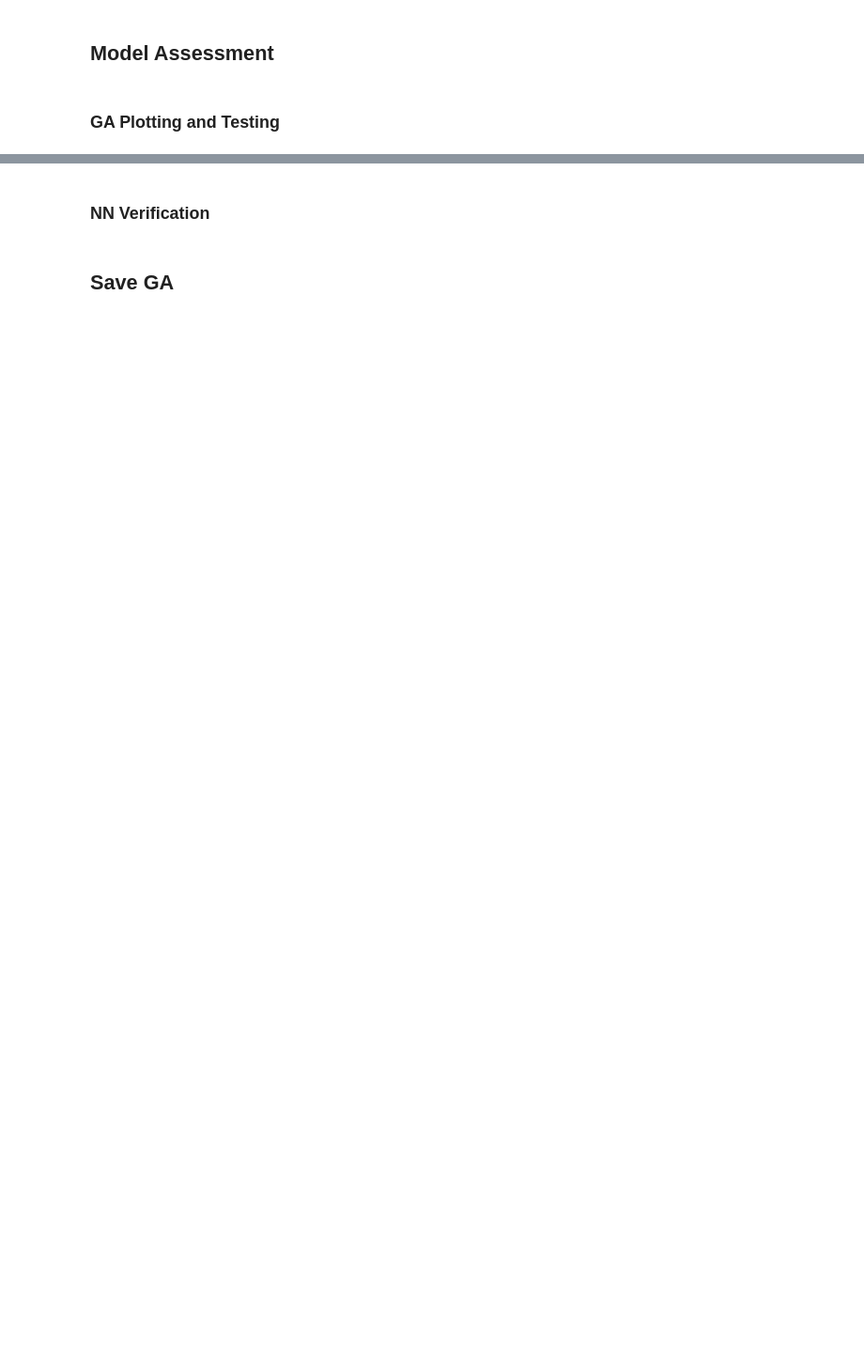
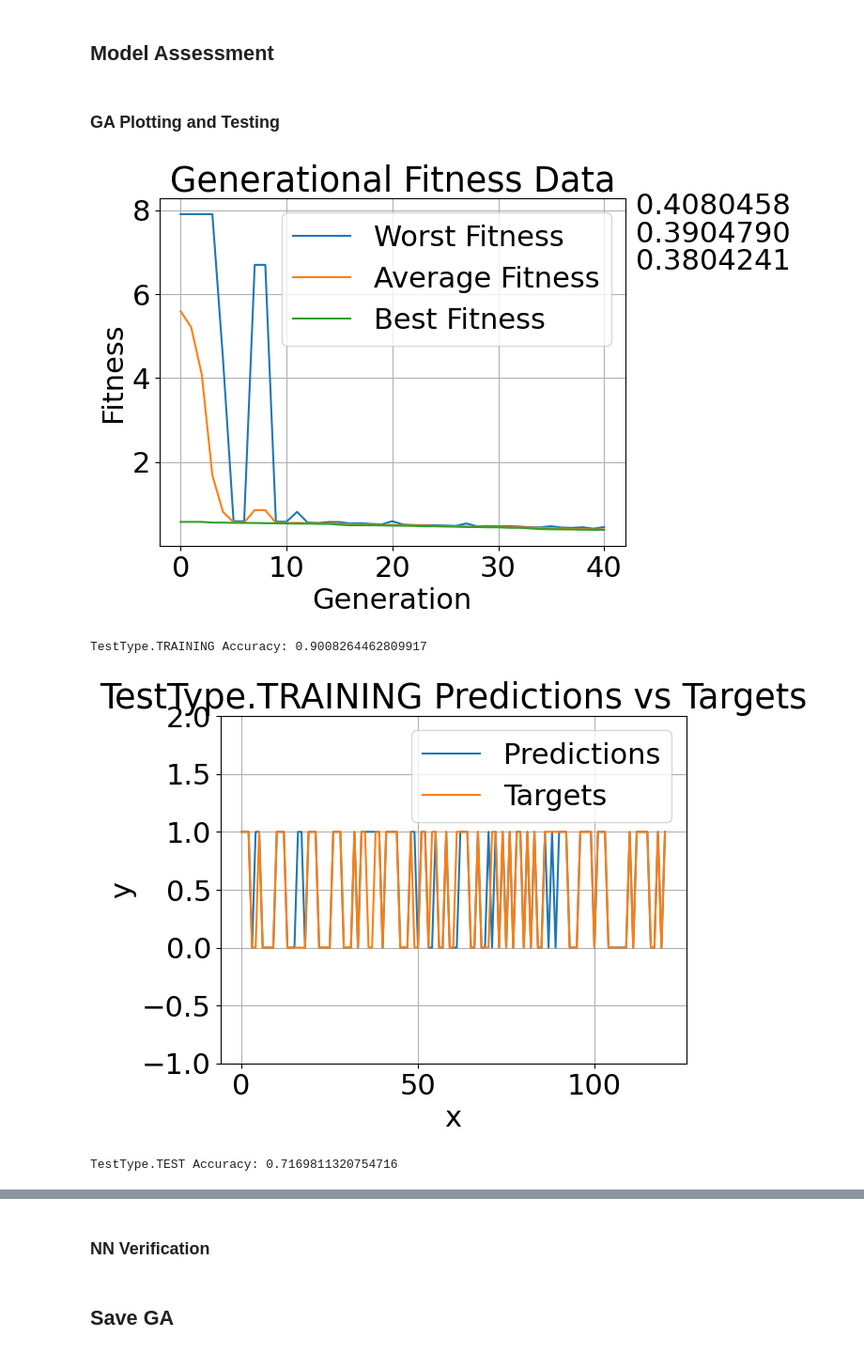
Before and after one commit to SethCram/CS472-EvolutionaryComputation, a Jupyter notebook: Proj4_BreastCancerResearch/NNwithGAvsGP.ipynb, the cells around one changed output, grey strips where cells are left out. Shown: that part at 94% size. Saved outputs shown, nothing was run; the diff lists cells and outputs as text; code cells hidden in the pictures; blank space fills up the shorter version.

```diff
--- a/Proj4_BreastCancerResearch/NNwithGAvsGP.ipynb
+++ b/Proj4_BreastCancerResearch/NNwithGAvsGP.ipynb
@@ -1618,17 +1666,19 @@ print(ga)
 # %% [markdown]
 ### Constants
 # %%
-POPULATION_SIZE = 20 #(60, 60) crashed w/ OOM
-GENERATIONS_PER_RUN = 20
+POPULATION_SIZE = 40 #100  #(60, 60) crashed w/ OOM
+GENERATIONS_PER_RUN = 40 #100
 PAIRS_OF_PARENTS_SAVED_FOR_ELITISM = 1
-XRATE = 0.95
+XRATE = 0.99
+ISLAND_MODEL = True
 ISLANDS = 5
-MIGRATION_INTERVAL = 5
-MIGRATION_SIZE = 4
-ISLAND_MODEL = True
+MIGRATION_INTERVAL = 2 #5
+MIGRATION_SIZE = 4 #10
 ALGORITHM_ITERATIONS = 1
 BATCH_SIZE = 16
-RESTORED_MODEL = False
+MUT_STD_DEV = 10
+
+RESTORED_MODEL = True
 # %% [markdown]
 ### Runtime
 # %%
@@ -1665,6 +1715,7 @@ for i in range(ALGORITHM_ITERATIONS):
                 y_train=y_train,
                 batch_size=BATCH_SIZE,
                 pairs_of_parents_elitism_saves=PAIRS_OF_PARENTS_SAVED_FOR_ELITISM,
+                mutation_std_dev=MUT_STD_DEV, #how many traits should be changed every mut
                 migration_size=MIGRATION_SIZE,
                 migration_interval=MIGRATION_INTERVAL
             )
@@ -1724,6 +1775,7 @@ for i in range(ALGORITHM_ITERATIONS):
                 y_train=y_train,
                 batch_size=BATCH_SIZE,
                 pairs_of_parents_elitism_saves=PAIRS_OF_PARENTS_SAVED_FOR_ELITISM,
+                mutation_std_dev=MUT_STD_DEV, #how many traits should be changed every mut
             )
 
         for _ in range(GENERATIONS_PER_RUN):
@@ -1750,7 +1808,15 @@ KeyboardInterrupt:
 # %%
 bestGA.PlotGenerationalFitness()
 
 #compare to whole train set
 bestGA.Test(x_train, y_train, TestType.TRAINING)
 #compare to whole test set outside of bounds
 bestGA.Test(x_test, y_test, TestType.TEST)
+
+#for rerunning using the previous best ga in the mix
+ga = bestGA
+# %% [output]
+[figure, added]
+TestType.TRAINING Accuracy: 0.9008264462809917
+[figure, added]
+TestType.TEST Accuracy: 0.7169811320754716
```
Also changed, not shown: parts of 12 cells of this notebook.
